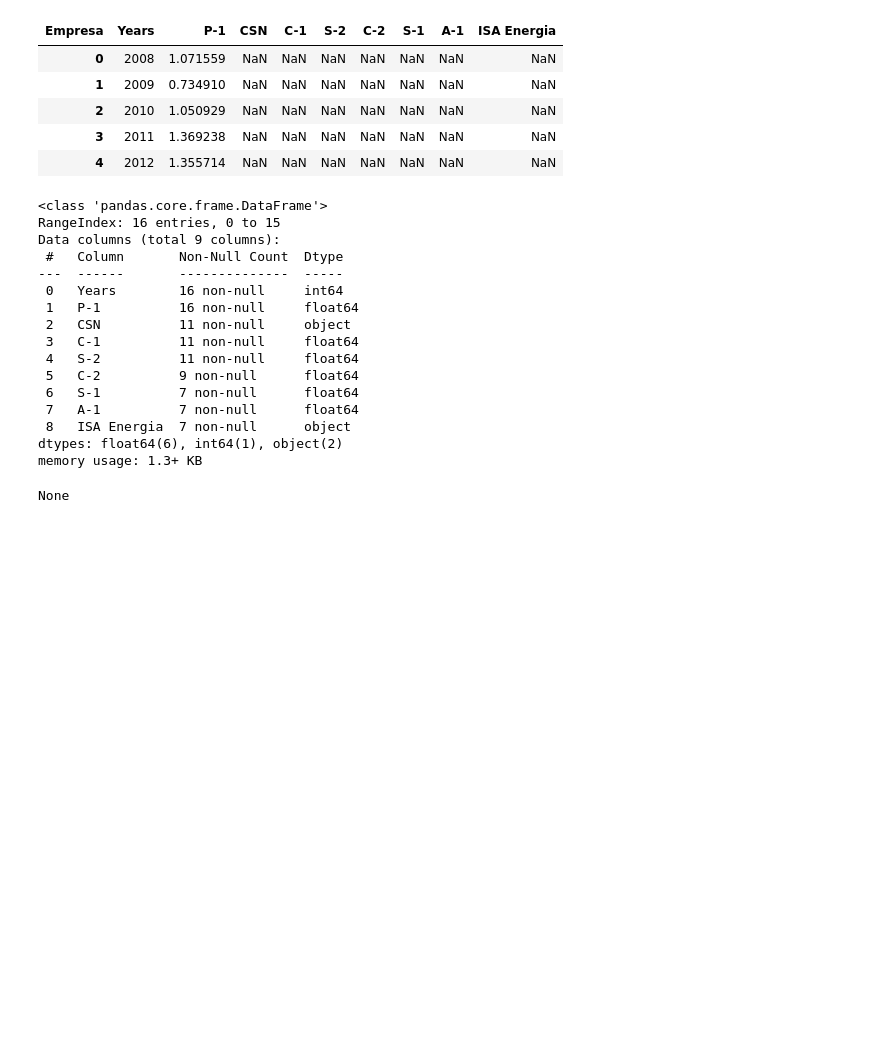
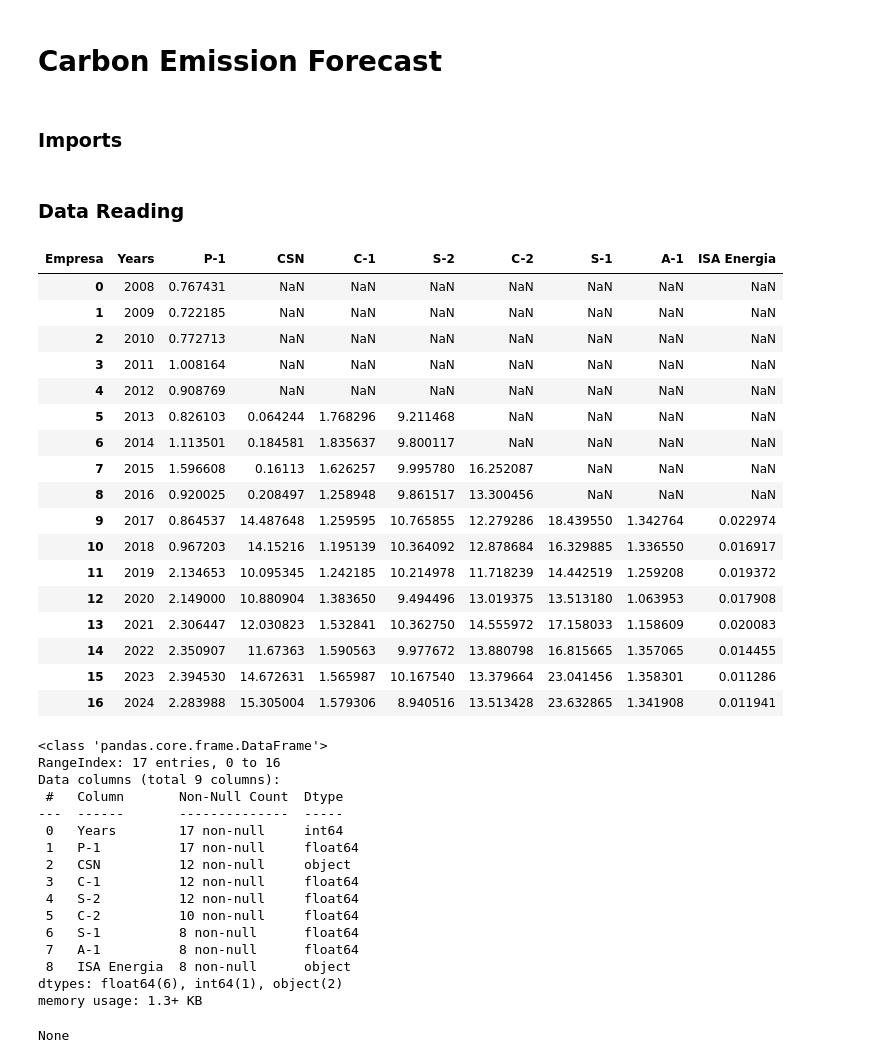
Before and after one commit to thiagoneye/costcaster, a Jupyter notebook: src/main.ipynb, the cells around one changed output. Cells and saved outputs as stored; diff of their text form; code cells hidden in the pictures; blank space fills up the shorter version.

```diff
--- a/src/main.ipynb
+++ b/src/main.ipynb
@@ -1 +1,5 @@
+# %% [markdown]
+# Carbon Emission Forecast
+# %% [markdown]
+### Imports
 # %%
@@ -18,18 +20,16 @@ from sklearn.model_selection import GridSearchCV
 
 import requests
 from io import BytesIO
+# %% [markdown]
+### Data Reading
 # %%
-# Data Reading
-
-# df = pd.read_excel("../data/Registro Público de Emissões.xlsx")
-
 URL = "https://raw.githubusercontent.com/thiagoneye/project-ccus_analysis/main/data/Registro%20P%C3%BAblico%20de%20Emiss%C3%B5es.xlsx"
 response = requests.get(URL)
 df = pd.read_excel(BytesIO(response.content), engine="openpyxl")
 
 # Data Processing
 
-df = df[df["Escopo"] == "Total"]
+df = df[df["Escopo"] == "Escopo 1"]
 df.drop(columns=["Setor da Indústria", "Escopo"], inplace=True)
 
 df = df.transpose()
@@ -42,58 +42,82 @@ df = df.rename(columns={"index": "Years"})
 dict_company_names = {
     "ArcelorMittal": "S-1",
     "Votorantim": "C-2",
     "Ternium": "S-2",
     "Suzano": "P-1",
     "CBA": "A-1",
     "Intercement": "C-1",
 }
 
 list_of_companies = list(dict_company_names.values())
 list_of_companies.sort()
 df = df.rename(columns=dict_company_names)
 
 # Dataframe Cleaning
 
 for col in list_of_companies:
     df[col] = df[col].astype(float)
     df[col] = df[col].astype(float)
 
 # Convert a unit of measurement
 
 df.iloc[:, 1:] = df.iloc[:, 1:] / 1e6
 
-# Domain Ranges
+# Eliminate 2024? Adjust line 175 of the Auxiliary Functions
+eliminate2024 = False
 
-past_range = [2008, 2017]
-commom_range = [2017, 2023]
-gap_range = [2024, 2025]
-future_range = [2026, 2031]
+if eliminate2024:
+    # Domain Ranges
+    past_range = [2008, 2017]
+    commom_range = [2017, 2023]
+    gap_range = [2024, 2025]
+    future_range = [2026, 2031]
+
+    df = df[df["Years"] != 2024]
+else:
+    # Domain Ranges
+    past_range = [2008, 2017]
+    commom_range = [2017, 2024]
+    gap_range = [2025, 2025]
+    future_range = [2026, 2031]
+
 
 # Show Dataframe Informations
 
-display(df.head())
+display(df)
 display(df.info())
 # %% [output]
 | Empresa | Years | P-1 | CSN | C-1 | S-2 | C-2 | S-1 | A-1 | ISA Energia |
-| 0 | 2008 | 1.071559 | NaN | NaN | NaN | NaN | NaN | NaN | NaN |
-| 1 | 2009 | 0.734910 | NaN | NaN | NaN | NaN | NaN | NaN | NaN |
-| 2 | 2010 | 1.050929 | NaN | NaN | NaN | NaN | NaN | NaN | NaN |
-| 3 | 2011 | 1.369238 | NaN | NaN | NaN | NaN | NaN | NaN | NaN |
-| 4 | 2012 | 1.355714 | NaN | NaN | NaN | NaN | NaN | NaN | NaN |
+| 0 | 2008 | 0.767431 | NaN | NaN | NaN | NaN | NaN | NaN | NaN |
+| 1 | 2009 | 0.722185 | NaN | NaN | NaN | NaN | NaN | NaN | NaN |
+| 2 | 2010 | 0.772713 | NaN | NaN | NaN | NaN | NaN | NaN | NaN |
+| 3 | 2011 | 1.008164 | NaN | NaN | NaN | NaN | NaN | NaN | NaN |
+| 4 | 2012 | 0.908769 | NaN | NaN | NaN | NaN | NaN | NaN | NaN |
+| 5 | 2013 | 0.826103 | 0.064244 | 1.768296 | 9.211468 | NaN | NaN | NaN | NaN |
+| 6 | 2014 | 1.113501 | 0.184581 | 1.835637 | 9.800117 | NaN | NaN | NaN | NaN |
+| 7 | 2015 | 1.596608 | 0.16113 | 1.626257 | 9.995780 | 16.252087 | NaN | NaN | NaN |
+| 8 | 2016 | 0.920025 | 0.208497 | 1.258948 | 9.861517 | 13.300456 | NaN | NaN | NaN |
+| 9 | 2017 | 0.864537 | 14.487648 | 1.259595 | 10.765855 | 12.279286 | 18.439550 | 1.342764 | 0.022974 |
+| 10 | 2018 | 0.967203 | 14.15216 | 1.195139 | 10.364092 | 12.878684 | 16.329885 | 1.336550 | 0.016917 |
+| 11 | 2019 | 2.134653 | 10.095345 | 1.242185 | 10.214978 | 11.718239 | 14.442519 | 1.259208 | 0.019372 |
+| 12 | 2020 | 2.149000 | 10.880904 | 1.383650 | 9.494496 | 13.019375 | 13.513180 | 1.063953 | 0.017908 |
+| 13 | 2021 | 2.306447 | 12.030823 | 1.532841 | 10.362750 | 14.555972 | 17.158033 | 1.158609 | 0.020083 |
+| 14 | 2022 | 2.350907 | 11.67363 | 1.590563 | 9.977672 | 13.880798 | 16.815665 | 1.357065 | 0.014455 |
+| 15 | 2023 | 2.394530 | 14.672631 | 1.565987 | 10.167540 | 13.379664 | 23.041456 | 1.358301 | 0.011286 |
+| 16 | 2024 | 2.283988 | 15.305004 | 1.579306 | 8.940516 | 13.513428 | 23.632865 | 1.341908 | 0.011941 |
 <class 'pandas.core.frame.DataFrame'>
-RangeIndex: 16 entries, 0 to 15
+RangeIndex: 17 entries, 0 to 16
 Data columns (total 9 columns):
  #   Column       Non-Null Count  Dtype
 ---  ------       --------------  -----
- 0   Years        16 non-null     int64
- 1   P-1          16 non-null     float64
- 2   CSN          11 non-null     object
- 3   C-1          11 non-null     float64
- 4   S-2          11 non-null     float64
- 5   C-2          9 non-null      float64
- 6   S-1          7 non-null      float64
- 7   A-1          7 non-null      float64
- 8   ISA Energia  7 non-null      object
+ 0   Years        17 non-null     int64
+ 1   P-1          17 non-null     float64
+ 2   CSN          12 non-null     object
+ 3   C-1          12 non-null     float64
+ 4   S-2          12 non-null     float64
+ 5   C-2          10 non-null     float64
+ 6   S-1          8 non-null      float64
+ 7   A-1          8 non-null      float64
+ 8   ISA Energia  8 non-null      object
 dtypes: float64(6), int64(1), object(2)
 memory usage: 1.3+ KB
 None
```
Also changed, not shown: parts of 21 cells of this notebook, 2 other files.
